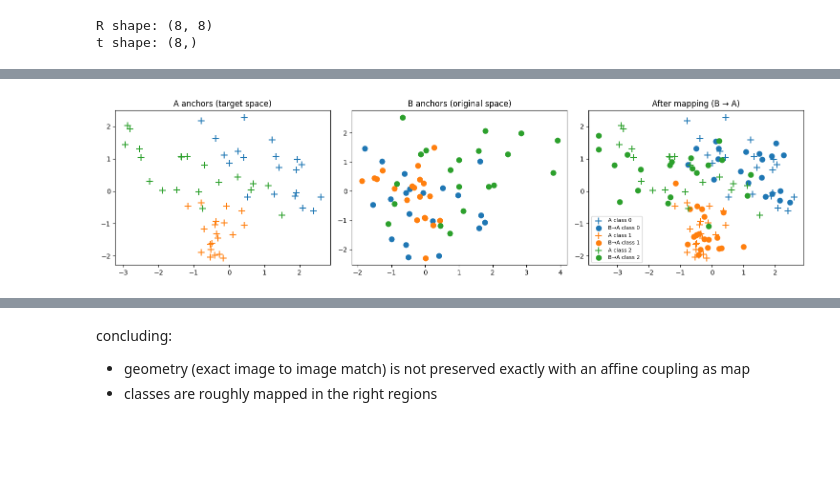
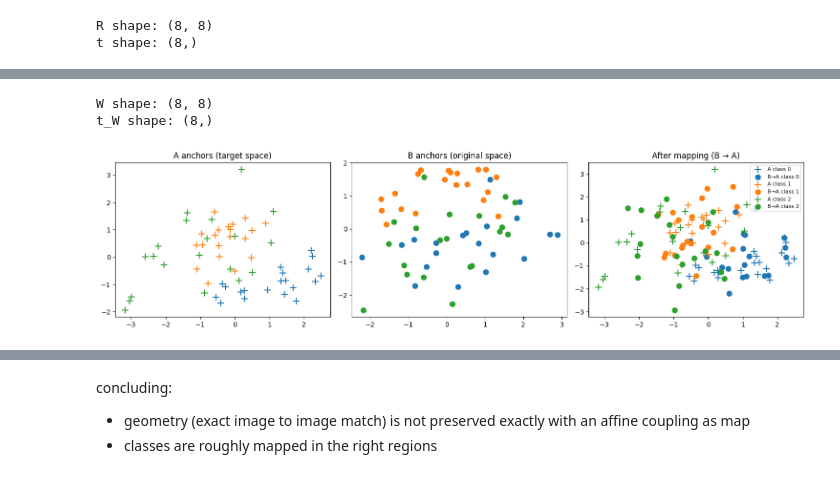
Before and after one commit to johannefranck/unpaired-latent-space-alignment, a Jupyter notebook: mnist_geodesics.ipynb, the cells around one changed output, grey strips where cells are left out. Saved outputs shown, nothing was run; the diff lists cells and outputs as text; code cells hidden in the pictures; blank space fills up the shorter version.

```diff
--- a/mnist_geodesics.ipynb
+++ b/mnist_geodesics.ipynb
@@ -173,6 +198,6 @@ plt.show()
 # %%
 # compute geodesics:
-num_segments = 20
+num_segments = 10
 
 D_A = pairwise_geodesic_distances(
     vaeA,
@@ -297,9 +356,23 @@ t shape: (8,)
+# %%
+# global map between the anchor points using W and the fit affine function (using linalg solve, gets a linear map)
+W, t_W = fit_affine_map_from_coupling(
+    zA_anchor.numpy(),
+    zB_anchor.numpy(),
+    P
+)
+
+print("W shape:", W.shape)
+print("t_W shape:", t_W.shape)
+# %% [output]
+W shape: (8, 8)
+t_W shape: (8,)
 # %%
 # --- data ---
 zA_np = zA_anchor.numpy()
 zB_np = zB_anchor.numpy()
 zB_mapped = zB_np @ R + t
-labels = y_anchor.numpy()
+labels_A = yA_anchor.numpy()
+labels_B = yB_anchor.numpy()
 
 # --- PCA (shared space) ---
 Z_all = np.vstack([zA_np, zB_np, zB_mapped])
@@ -312,7 +385,7 @@ B2  = Z2[n:2*n]
 Bm2 = Z2[2*n:]
 
 # --- color setup (discrete per digit) ---
-unique_labels = np.unique(labels)
+unique_labels = np.unique(np.concatenate([labels_A, labels_B]))
 colors = plt.cm.tab10(unique_labels)
 
 color_map = {k: plt.cm.tab10(k) for k in unique_labels}
@@ -322,38 +395,39 @@ fig, axes = plt.subplots(1, 3, figsize=(15, 4))
 
 # 1) A anchors
 for k in unique_labels:
-    idx = labels == k
+    idx = labels_A == k
     axes[0].scatter(A2[idx, 0], A2[idx, 1],
                     color=color_map[k],
                     marker="+", s=100)
 axes[0].set_title("A anchors (target space)")
 
 # 2) B anchors
 for k in unique_labels:
-    idx = labels == k
+    idx = labels_B == k
     axes[1].scatter(B2[idx, 0], B2[idx, 1],
                     color=color_map[k],
                     marker="o", s=60)
 axes[1].set_title("B anchors (original space)")
 
 # 3) Overlay: A (+) and mapped B (o)
 for k in unique_labels:
-    idx = labels == k
-    axes[2].scatter(A2[idx, 0], A2[idx, 1],
+    idxA = labels_A == k
+    idxB = labels_B == k
+    axes[2].scatter(A2[idxA, 0], A2[idxA, 1],
                     color=color_map[k],
                     marker="+", s=100, label=f"A class {k}")
-    axes[2].scatter(Bm2[idx, 0], Bm2[idx, 1],
+    axes[2].scatter(Bm2[idxB, 0], Bm2[idxB, 1],
                     color=color_map[k],
                     marker="o", s=60, label=f"B→A class {k}")
 
 axes[2].set_title("After mapping (B → A)")
 
 # --- clean legend (unique entries only) ---
 handles, labels_leg = axes[2].get_legend_handles_labels()
 by_label = dict(zip(labels_leg, handles))
 axes[2].legend(by_label.values(), by_label.keys(), fontsize=8)
 
 plt.tight_layout()
 plt.show()
 # %% [output]
-[figure, old version]
+[figure, new version]
```
Also changed, not shown: parts of 28 cells of this notebook, 22 other files.
